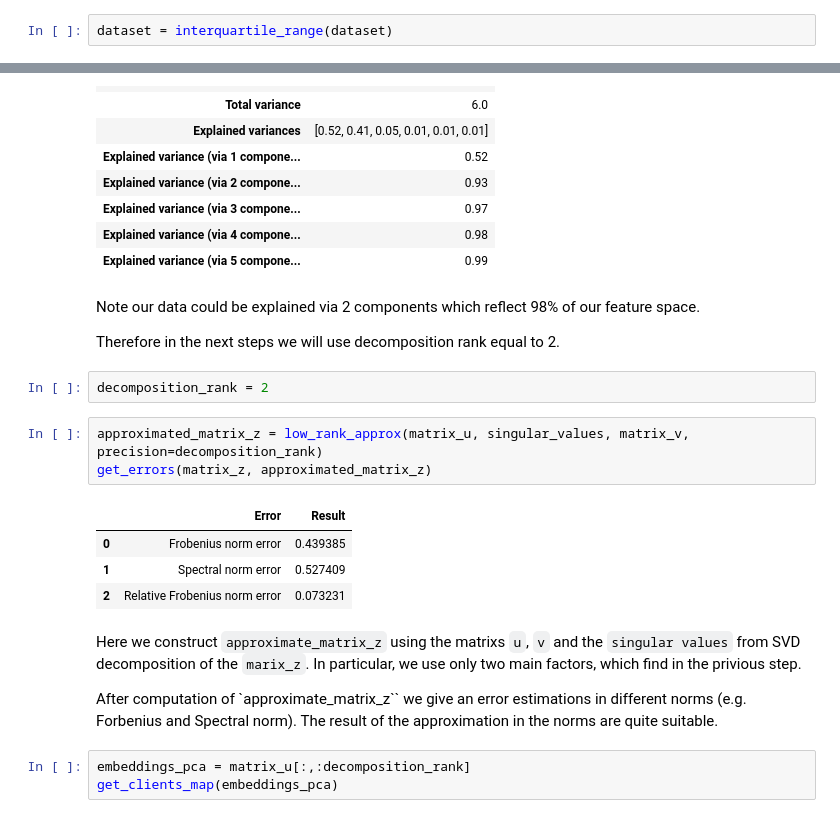
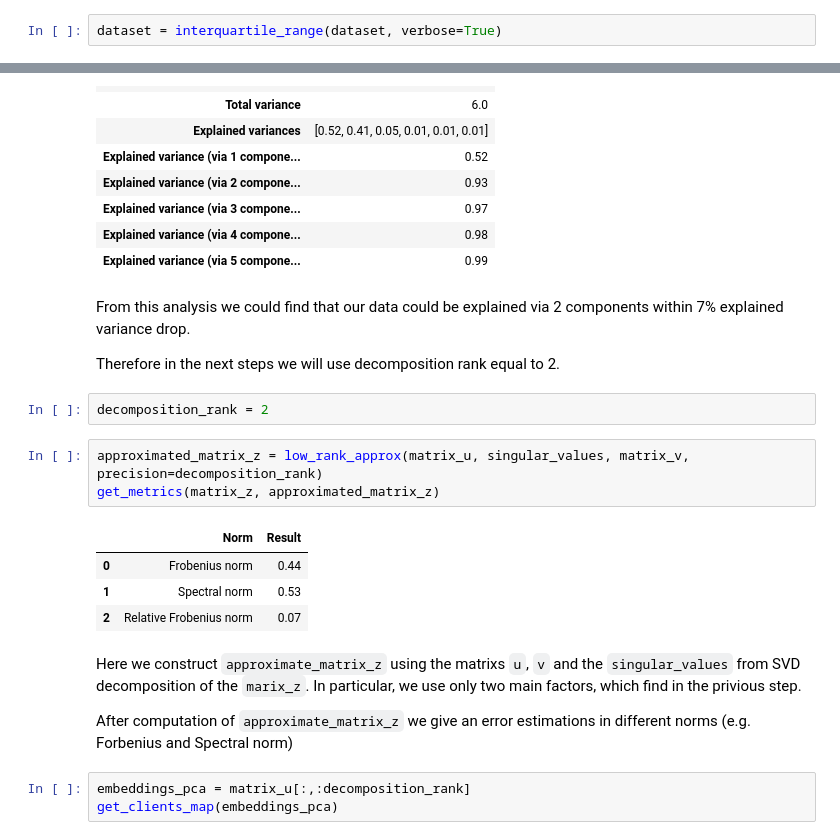
Before and after one commit to Data-Mining-HSE/dimentionality_reduction, a Jupyter notebook: report.ipynb, the cells around one changed output, grey strips where cells are left out. Drawn from its saved outputs; the diff is of its cells as text.

```diff
--- a/report.ipynb
+++ b/report.ipynb
@@ -60,2 +70,2 @@ To perform outlier removal `Interquartile Range` is offered
 # %%
-dataset = interquartile_range(dataset)
+dataset = interquartile_range(dataset, verbose=True)
@@ -87,23 +110,23 @@ get_svd_info(singular_values)
 | Explained variance (via 4 compone... | 0.98 |
 | Explained variance (via 5 compone... | 0.99 |
 # %% [markdown]
-Note our data could be explained via 2 components which reflect 98% of our feature space.
+From this analysis we could find that our data could be explained via 2 components within 7% explained variance drop.
 
 Therefore in the next steps we will use decomposition rank equal to 2.
 # %%
 decomposition_rank = 2
 # %%
 approximated_matrix_z = low_rank_approx(matrix_u, singular_values, matrix_v, precision=decomposition_rank)
-get_errors(matrix_z, approximated_matrix_z)
+get_metrics(matrix_z, approximated_matrix_z)
 # %% [output]
-|  | Error | Result |
-| 0 | Frobenius norm error | 0.439385 |
-| 1 | Spectral norm error | 0.527409 |
-| 2 | Relative Frobenius norm error | 0.073231 |
+|  | Norm | Result |
+| 0 | Frobenius norm | 0.44 |
+| 1 | Spectral norm | 0.53 |
+| 2 | Relative Frobenius norm | 0.07 |
 # %% [markdown]
-Here we construct `approximate_matrix_z` using the matrixs `u`, `v` and the `singular values` from SVD decomposition of the `marix_z`. In particular, we use only two main factors, which find in the privious step.
+Here we construct `approximate_matrix_z` using the matrixs `u`, `v` and the `singular_values` from SVD decomposition of the `marix_z`. In particular, we use only two main factors, which find in the privious step.
 
-After computation of `approximate_matrix_z`` we give an error estimations in different norms (e.g. Forbenius and Spectral norm). The result of the approximation in the norms are quite suitable.
+After computation of `approximate_matrix_z` we give an error estimations in different norms (e.g. Forbenius and Spectral norm)
 # %%
 embeddings_pca = matrix_u[:,:decomposition_rank]
 get_clients_map(embeddings_pca)
```
Also changed, not shown: parts of 18 cells of this notebook, 3 other files.
